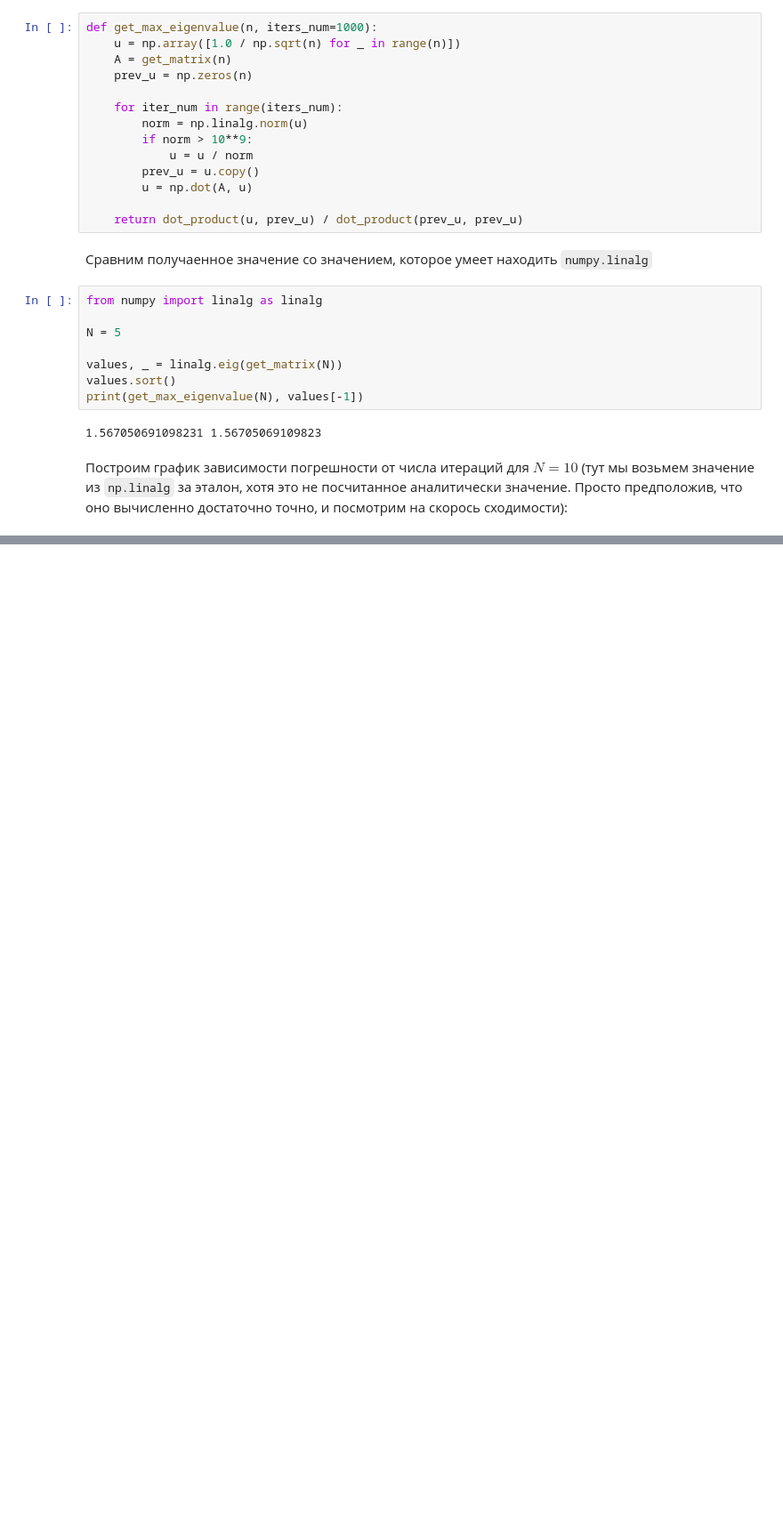
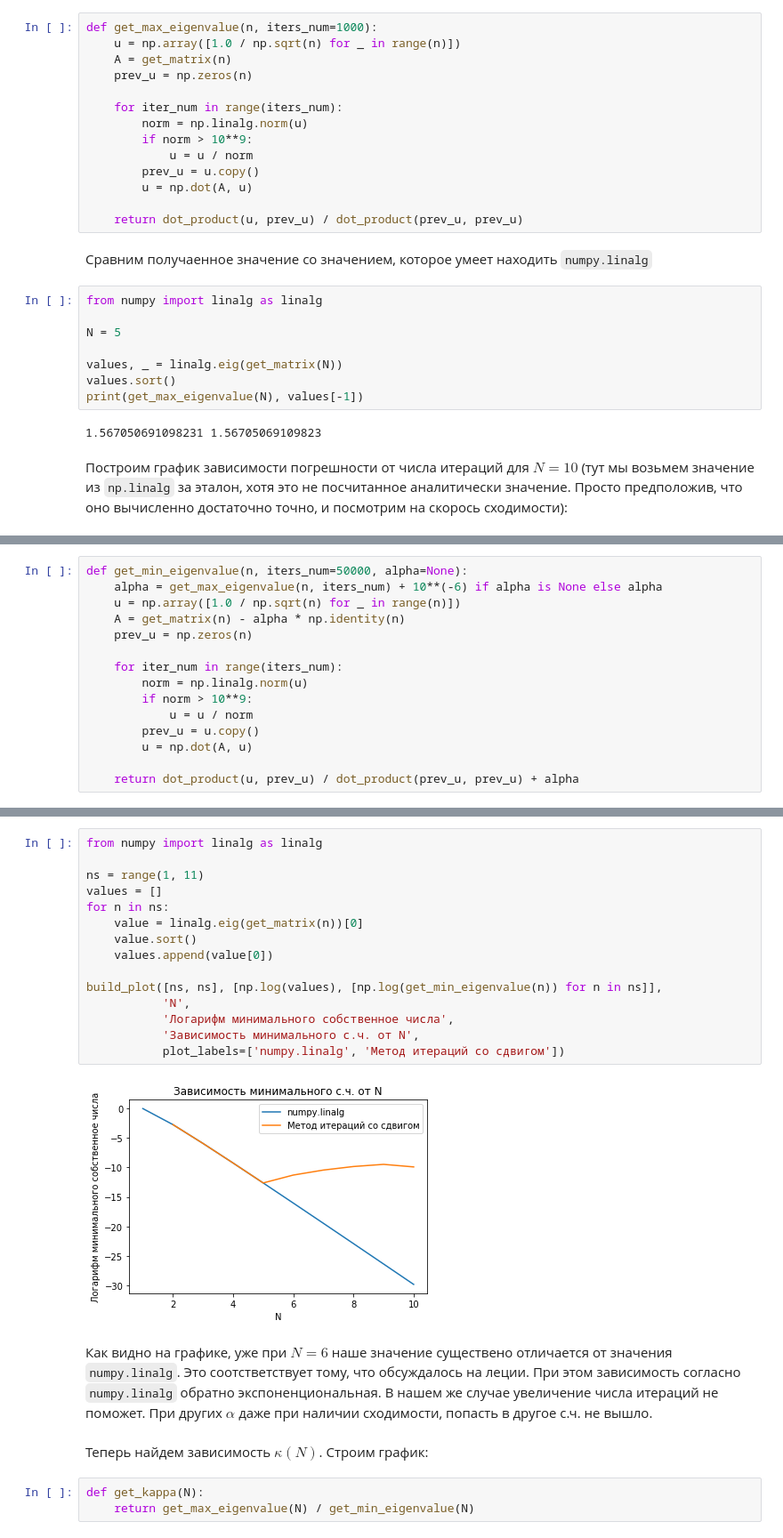
Before and after one commit to Igor-Tukh/numerical-methods, a Jupyter notebook: hw06/hw06.ipynb, the cells around one changed output, grey strips where cells are left out. Shown at 89% size. Drawn from its saved outputs; the diff is of its cells as text; blank space fills up the shorter version.

```diff
--- a/hw06/hw06.ipynb
+++ b/hw06/hw06.ipynb
@@ -123,0 +139,15 @@ build_plot(iter_nums, [np.log(np.abs(values[-1] - get_max_eigenvalue(N, iter_num
+# %%
+def get_min_eigenvalue(n, iters_num=50000, alpha=None):
+    alpha = get_max_eigenvalue(n, iters_num) + 10**(-6) if alpha is None else alpha
+    u = np.array([1.0 / np.sqrt(n) for _ in range(n)])
+    A = get_matrix(n) - alpha * np.identity(n)
+    prev_u = np.zeros(n)
+
+    for iter_num in range(iters_num):
+        norm = np.linalg.norm(u)
+        if norm > 10**9:
+            u = u / norm
+        prev_u = u.copy()
+        u = np.dot(A, u)
+
+    return dot_product(u, prev_u) / dot_product(prev_u, prev_u) + alpha
@@ -123,0 +162,24 @@ build_plot(iter_nums, [np.log(np.abs(values[-1] - get_max_eigenvalue(N, iter_num
+# %%
+from numpy import linalg as linalg
+
+ns = range(1, 11)
+values = []
+for n in ns:
+    value = linalg.eig(get_matrix(n))[0]
+    value.sort()
+    values.append(value[0])
+
+build_plot([ns, ns], [np.log(values), [np.log(get_min_eigenvalue(n)) for n in ns]],
+           'N',
+           'Логарифм минимального собственное числа',
+           'Зависимость минимального с.ч. от N',
+           plot_labels=['numpy.linalg', 'Метод итераций со сдвигом'])
+# %% [output]
+[figure, added]
+# %% [markdown]
+Как видно на графике, уже при $N = 6$ наше значение существено отличается от значения `numpy.linalg`. Это соотстветствует тому, что обсуждалось на леции. При этом зависимость согласно `numpy.linalg` обратно экспоненциональная. В нашем же случае увеличение числа итераций не поможет. При других $\alpha$ даже при наличии сходимости, попасть в другое с.ч. не вышло.
+# %% [markdown]
+Теперь найдем зависимость $\kappa(N)$. Строим график:
+# %%
+def get_kappa(N):
+    return get_max_eigenvalue(N) / get_min_eigenvalue(N)
```
Also changed, not shown: parts of 12 cells of this notebook, 1 other file.
